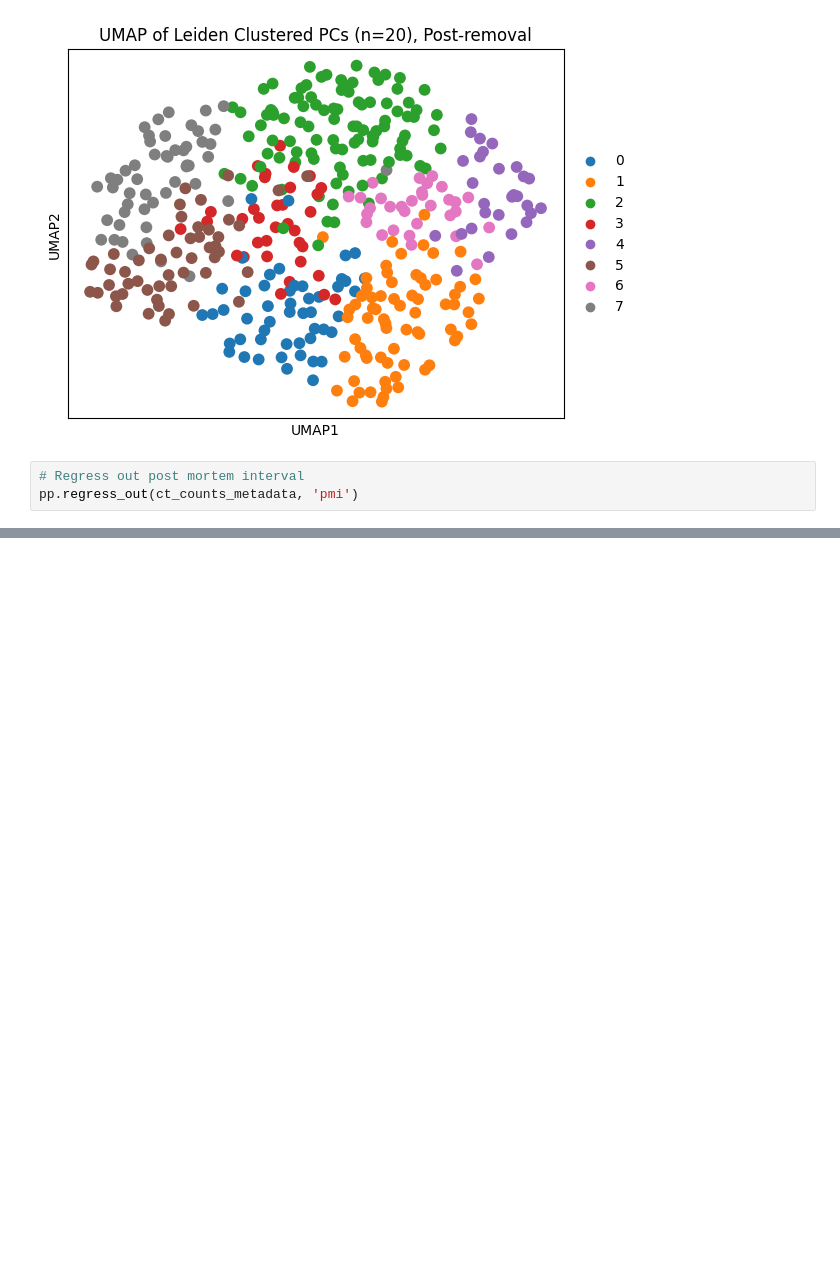
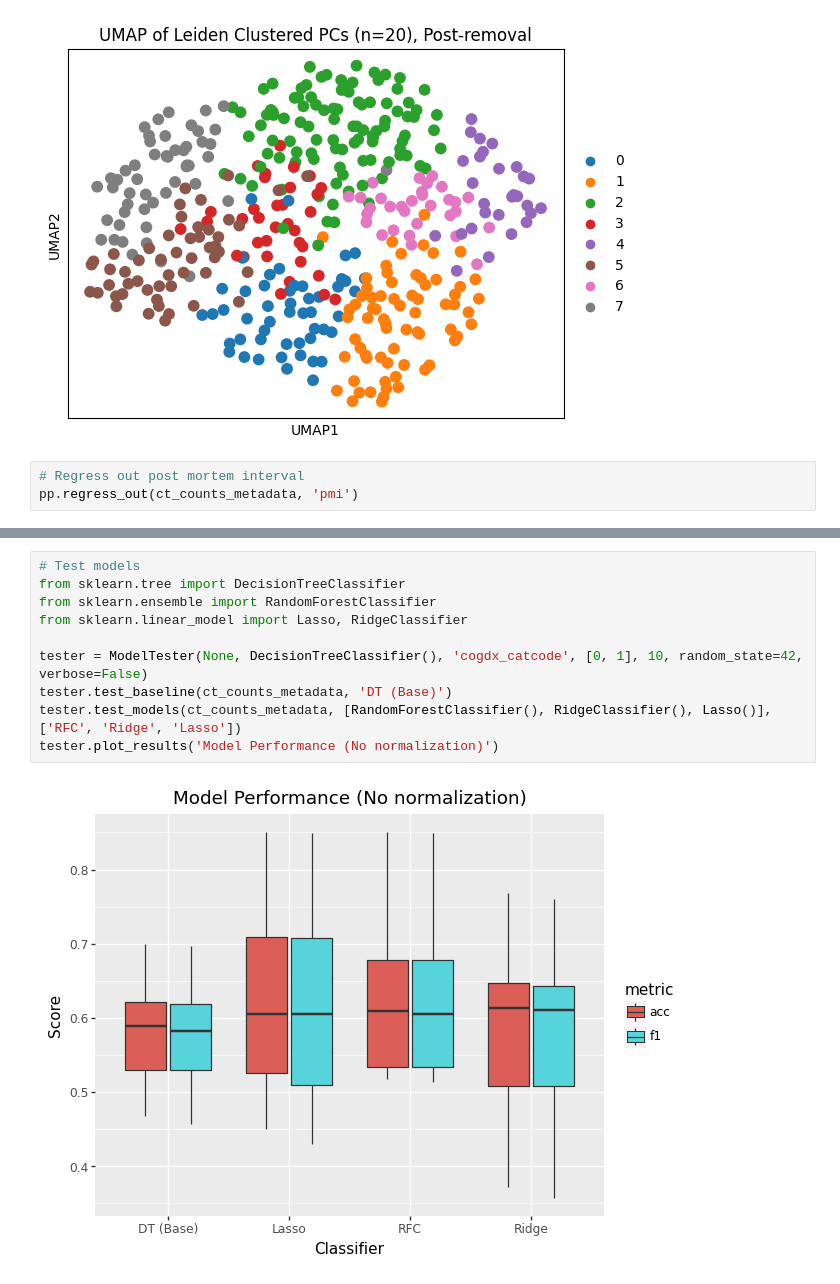
Before and after one commit to LuminousCodeGH/bsc-thesis-scripts, a Jupyter notebook: main.ipynb, the cells around one changed output, grey strips where cells are left out. Saved outputs shown, nothing was run; the diff lists cells and outputs as text; blank space fills up the shorter version.

Commit message:
Add/implement testing models using kfold cv

```diff
--- a/main.ipynb
+++ b/main.ipynb
@@ -104,0 +80,12 @@ diff.abundance_df.sort_values('corr_pvalue')
+# %%
+# Test models
+from sklearn.tree import DecisionTreeClassifier
+from sklearn.ensemble import RandomForestClassifier
+from sklearn.linear_model import Lasso, RidgeClassifier
+
+tester = ModelTester(None, DecisionTreeClassifier(), 'cogdx_catcode', [0, 1], 10, random_state=42, verbose=False)
+tester.test_baseline(ct_counts_metadata, 'DT (Base)')
+tester.test_models(ct_counts_metadata, [RandomForestClassifier(), RidgeClassifier(), Lasso()], ['RFC', 'Ridge', 'Lasso'])
+tester.plot_results('Model Performance (No normalization)')
+# %% [output]
+[figure, added]
```
Also changed, not shown: parts of 6 cells of this notebook, 1 other file.
